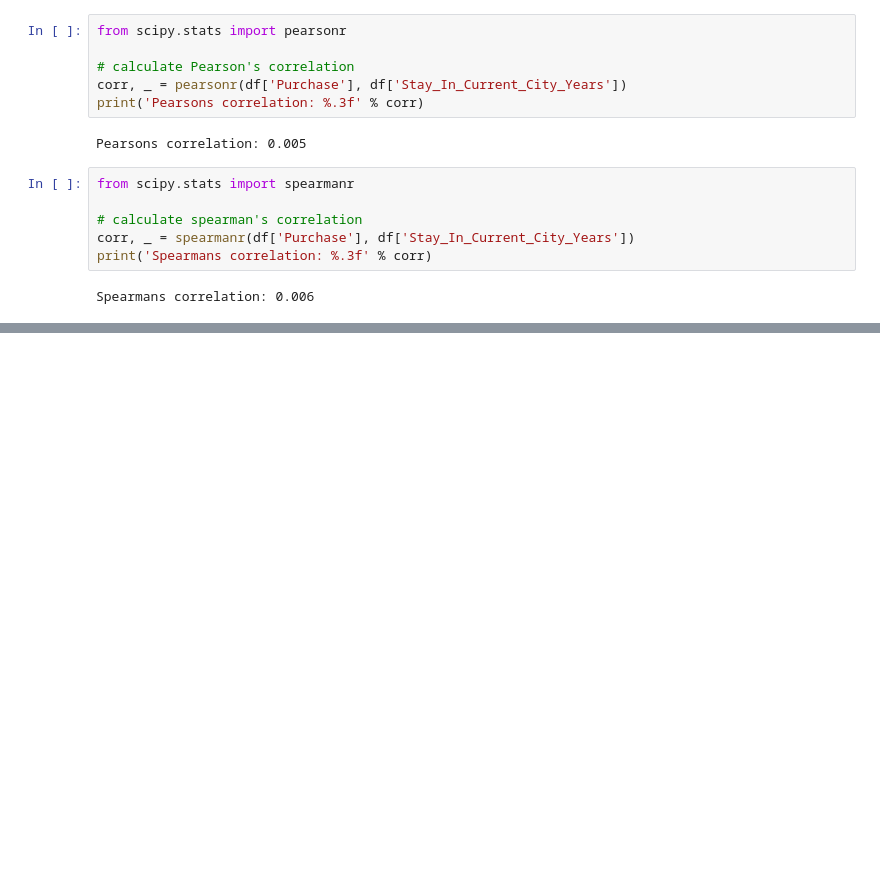
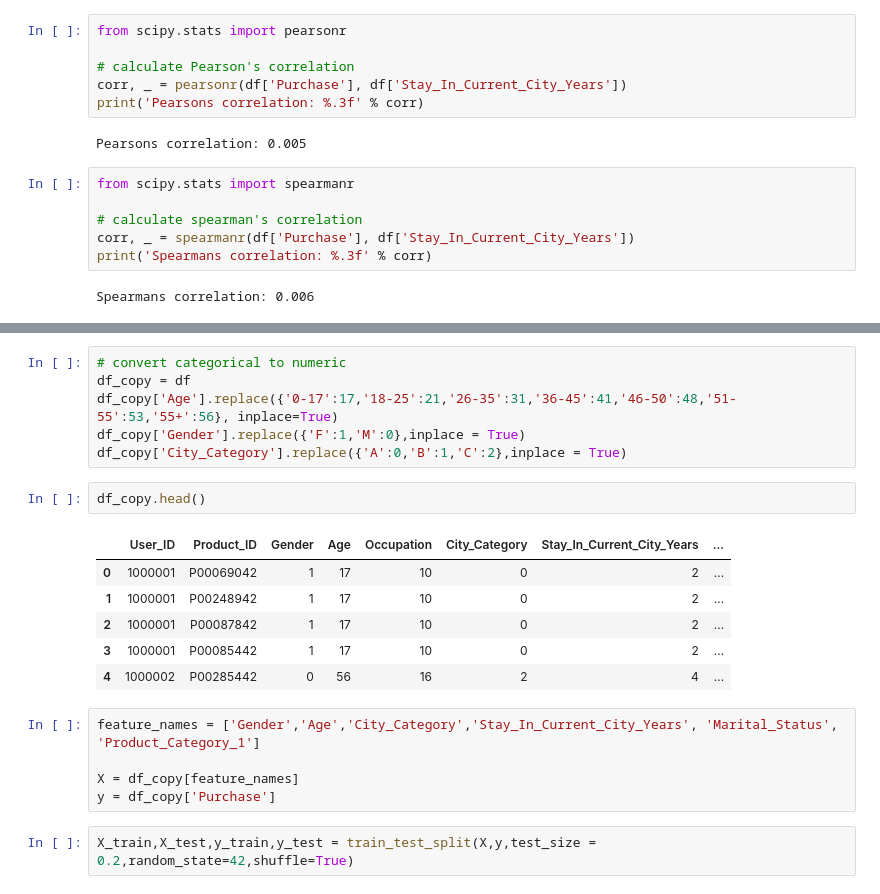
Before and after one commit to DulanjaliLiyanage/UOM-Data-Science-Project-CS5617, a Jupyter notebook: Project/239162A - CS5617 - Data Science.ipynb, the cells around one changed output, grey strips where cells are left out. Drawn from its saved outputs; the diff is of its cells as text; blank space fills up the shorter version.

```diff
--- a/Project/239162A - CS5617 - Data Science.ipynb
+++ b/Project/239162A - CS5617 - Data Science.ipynb
@@ -561,0 +580,22 @@ Spearmans correlation: 0.006
+# %%
+# convert categorical to numeric
+df_copy = df
+df_copy['Age'].replace({'0-17':17,'18-25':21,'26-35':31,'36-45':41,'46-50':48,'51-55':53,'55+':56}, inplace=True)
+df_copy['Gender'].replace({'F':1,'M':0},inplace = True)
+df_copy['City_Category'].replace({'A':0,'B':1,'C':2},inplace = True)
+# %%
+df_copy.head()
+# %% [output]
+|  | User_ID | Product_ID | Gender | Age | Occupation | City_Category | Stay_In_Current_City_Years | ... |
+| 0 | 1000001 | P00069042 | 1 | 17 | 10 | 0 | 2 | ... |
+| 1 | 1000001 | P00248942 | 1 | 17 | 10 | 0 | 2 | ... |
+| 2 | 1000001 | P00087842 | 1 | 17 | 10 | 0 | 2 | ... |
+| 3 | 1000001 | P00085442 | 1 | 17 | 10 | 0 | 2 | ... |
+| 4 | 1000002 | P00285442 | 0 | 56 | 16 | 2 | 4 | ... |
+# %%
+feature_names = ['Gender','Age','City_Category','Stay_In_Current_City_Years', 'Marital_Status', 'Product_Category_1']
+
+X = df_copy[feature_names]
+y = df_copy['Purchase']
+# %%
+X_train,X_test,y_train,y_test = train_test_split(X,y,test_size = 0.2,random_state=42,shuffle=True)
```
Also changed, not shown: parts of 12 cells of this notebook, 5 other files.
